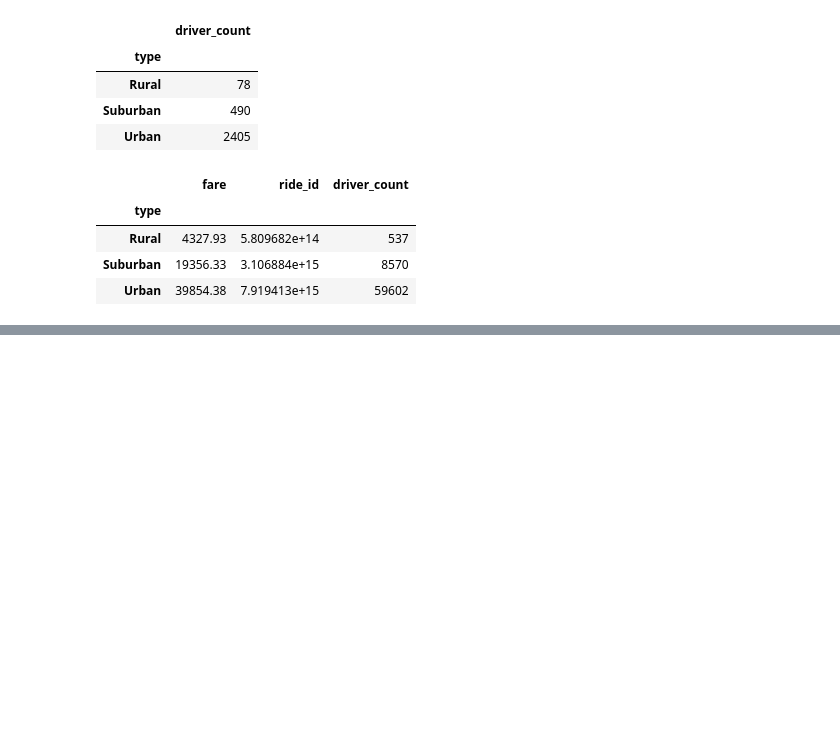
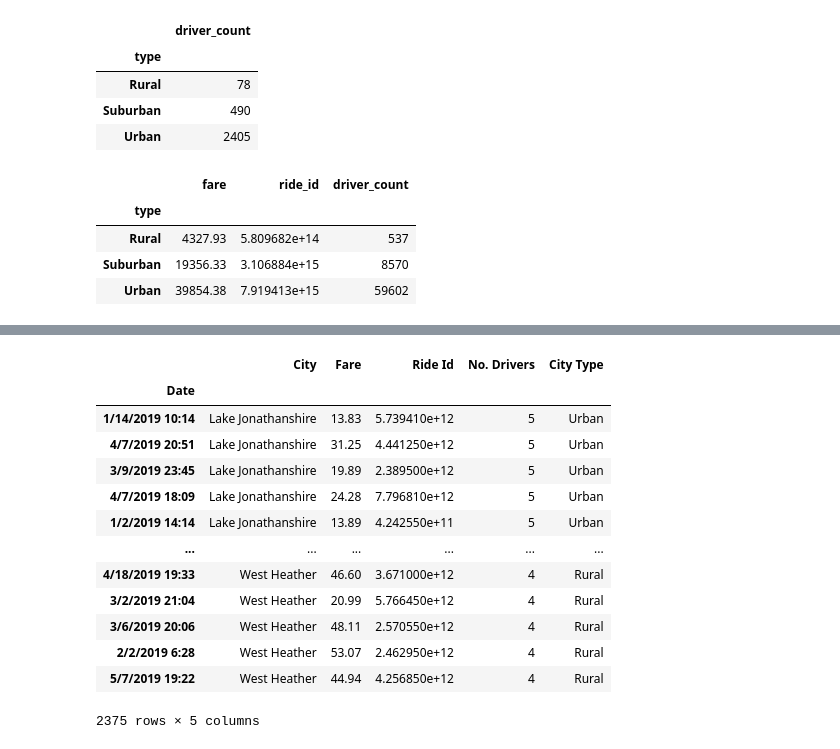
Before and after one commit to emmysobieski/PyBer_Analysis, a Jupyter notebook: Pyber_Challenge.ipynb, the cells around one changed output, grey strips where cells are left out. Saved outputs shown, nothing was run; the diff lists cells and outputs as text; code cells hidden in the pictures; blank space fills up the shorter version.

```diff
--- a/Pyber_Challenge.ipynb
+++ b/Pyber_Challenge.ipynb
@@ -146,0 +120,4 @@ PyBer_summary_df
+# %%
+# 1. Create a new dataframe and rename columns in pyber_data_df
+p2_PyBer_data_df= pyber_data_df.copy()
+p2_PyBer_data_df.head()
@@ -147,6 +131,4 @@ PyBer_summary_df
 # %%
-# 1. Create a new dataframe and rename columns in pyber_data_df
-p2_pyber_data_df= pyber_data_df.copy()
-
-#p2_pyber_data_df.rename(columns={'city': 'City', 'date':'Date','fare':'Fare', 'ride_id': 'Ride Id','driver_count': 'No. Drivers', 'type':'City Type'}, inplace=True)
-p2_pyber_data_df
+#Rename columns
+p2_PyBer_data_df.rename(columns={'city': 'City', 'date':'Date','fare':'Fare', 'ride_id': 'Ride Id','driver_count': 'No. Drivers', 'type':'City Type'}, inplace=True)
+p2_PyBer_data_df.head()
@@ -153,5 +142,20 @@ p2_pyber_data_df
 # %%
 # 2. Set index to the Date column using reset_index()
-#p2_pyber_data_df.reset_index(level='Date', col_level=1)
-#p2_pyber_data_df
+p2_PyBer_data_df.set_index('Date',inplace=True)
+p2_PyBer_data_df
+# %% [output]
+|  | City | Fare | Ride Id | No. Drivers | City Type |
+| Date |  |  |  |  |  |
+| 1/14/2019 10:14 | Lake Jonathanshire | 13.83 | 5.739410e+12 | 5 | Urban |
+| 4/7/2019 20:51 | Lake Jonathanshire | 31.25 | 4.441250e+12 | 5 | Urban |
+| 3/9/2019 23:45 | Lake Jonathanshire | 19.89 | 2.389500e+12 | 5 | Urban |
+| 4/7/2019 18:09 | Lake Jonathanshire | 24.28 | 7.796810e+12 | 5 | Urban |
+| 1/2/2019 14:14 | Lake Jonathanshire | 13.89 | 4.242550e+11 | 5 | Urban |
+| ... | ... | ... | ... | ... | ... |
+| 4/18/2019 19:33 | West Heather | 46.60 | 3.671000e+12 | 4 | Rural |
+| 3/2/2019 21:04 | West Heather | 20.99 | 5.766450e+12 | 4 | Rural |
+| 3/6/2019 20:06 | West Heather | 48.11 | 2.570550e+12 | 4 | Rural |
+| 2/2/2019 6:28 | West Heather | 53.07 | 2.462950e+12 | 4 | Rural |
+| 5/7/2019 19:22 | West Heather | 44.94 | 4.256850e+12 | 4 | Rural |
+2375 rows × 5 columns
 # %%
```
Also changed, not shown: parts of 20 cells of this notebook.
